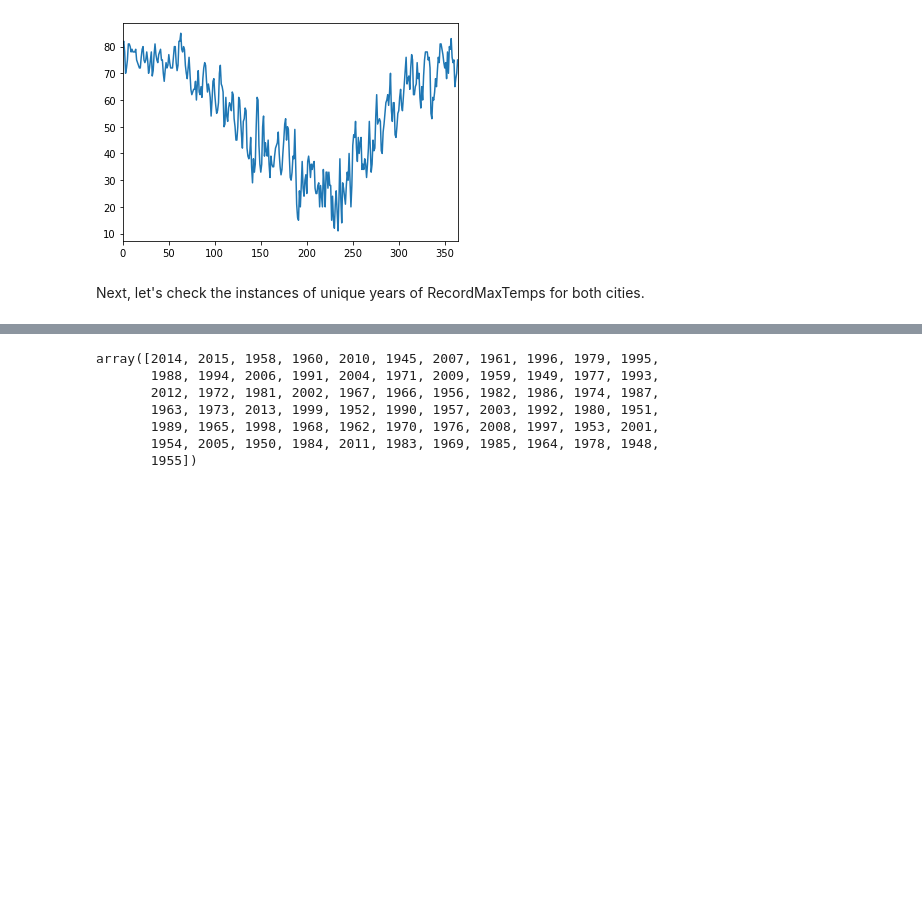
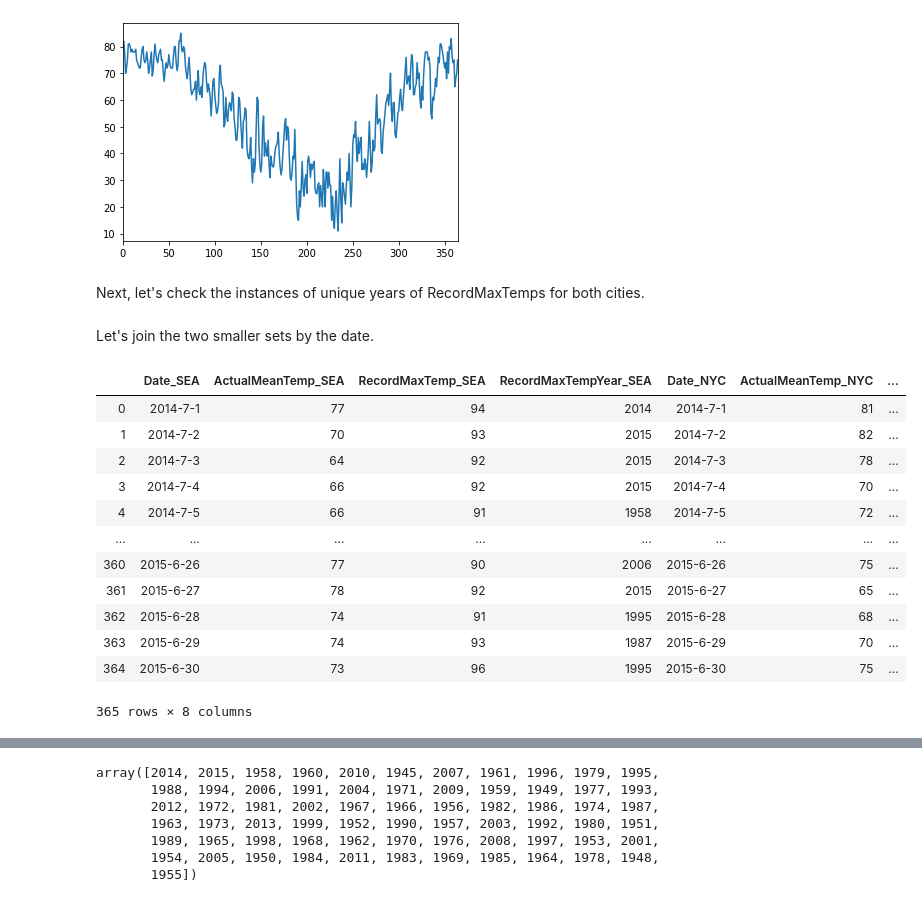
Before and after one commit to rebecca-pete/sea-nyc-weather, a Jupyter notebook: eda.ipynb, the cells around one changed output, grey strips where cells are left out. Drawn from its saved outputs; the diff is of its cells as text; code cells hidden in the pictures; blank space fills up the shorter version.

```diff
--- a/eda.ipynb
+++ b/eda.ipynb
@@ -336,3 +336,22 @@ NYC_set['ActualMeanTemp'].plot();
 [figure]
 # %% [markdown]
 Next, let's check the instances of unique years of RecordMaxTemps for both cities.
+# %% [markdown]
+Let's join the two smaller sets by the date.
+# %%
+full_set=pd.merge(SEA_set, NYC_set, how='left', left_index=True, right_index=True, suffixes=('_SEA', '_NYC')) #Keep
+full_set
+# %% [output]
+|  | Date_SEA | ActualMeanTemp_SEA | RecordMaxTemp_SEA | RecordMaxTempYear_SEA | Date_NYC | ActualMeanTemp_NYC | ... |
+| 0 | 2014-7-1 | 77 | 94 | 2014 | 2014-7-1 | 81 | ... |
+| 1 | 2014-7-2 | 70 | 93 | 2015 | 2014-7-2 | 82 | ... |
+| 2 | 2014-7-3 | 64 | 92 | 2015 | 2014-7-3 | 78 | ... |
+| 3 | 2014-7-4 | 66 | 92 | 2015 | 2014-7-4 | 70 | ... |
+| 4 | 2014-7-5 | 66 | 91 | 1958 | 2014-7-5 | 72 | ... |
+| ... | ... | ... | ... | ... | ... | ... | ... |
+| 360 | 2015-6-26 | 77 | 90 | 2006 | 2015-6-26 | 75 | ... |
+| 361 | 2015-6-27 | 78 | 92 | 2015 | 2015-6-27 | 65 | ... |
+| 362 | 2015-6-28 | 74 | 91 | 1995 | 2015-6-28 | 68 | ... |
+| 363 | 2015-6-29 | 74 | 93 | 1987 | 2015-6-29 | 70 | ... |
+| 364 | 2015-6-30 | 73 | 96 | 1995 | 2015-6-30 | 75 | ... |
+365 rows × 8 columns
```
Also changed, not shown: parts of 14 cells of this notebook.
